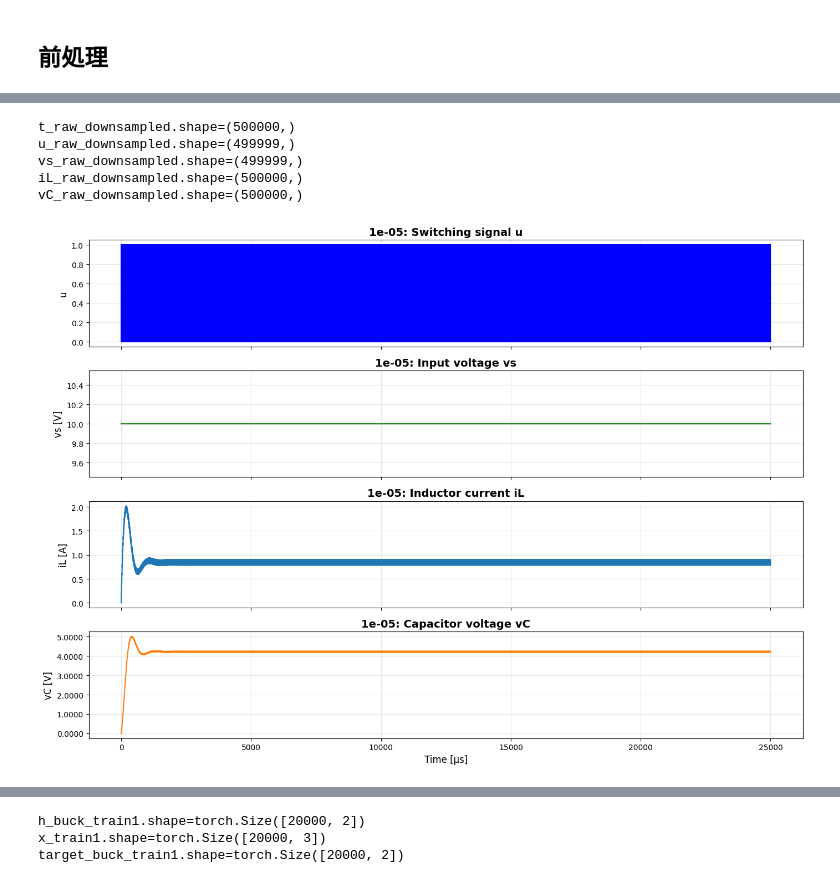
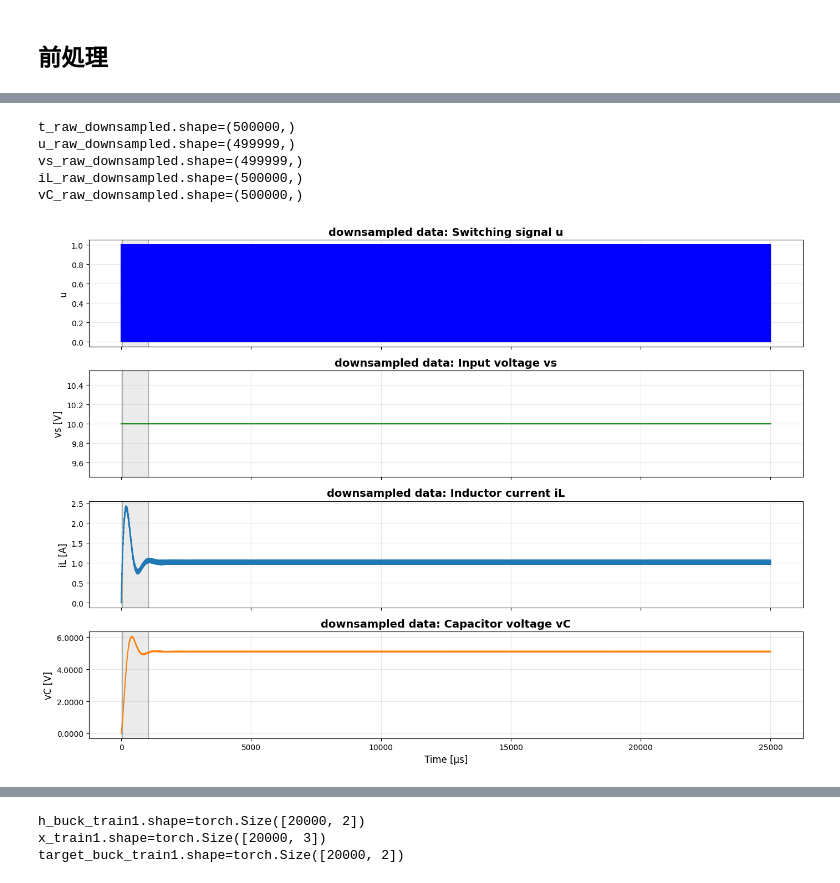
Before and after one commit to University-Laboratory/rnn-pann, a Jupyter notebook: actual_machine_notebooks/note5/note.ipynb, the cells around one changed output, grey strips where cells are left out. Saved outputs shown, nothing was run; the diff lists cells and outputs as text; code cells hidden in the pictures.

```diff
--- a/actual_machine_notebooks/note5/note.ipynb
+++ b/actual_machine_notebooks/note5/note.ipynb
@@ -40,23 +40,27 @@ keep_log: bool = False
 
 @dataclass(frozen=True)
 class Params:
-    # data_path: str = path_list.path2
+    data_path: str = path_list.path2
     # data_path: str = "../../data/buck_sim_Vin10.0_Vref5.0_fs100000.0_ppc1000_cyc1000/buck_sim_Vin10.0_Vref5.0_fs100000.csv"
-    data_path: str = "../../data/OpenLoop_Nr_2050_TS_5e-8.csv"
+    data_path: str = "../../data/OpenLoop_Nr_2458_TS_5e-8.csv"
 
     # 真値パラメータ
     L_true: float = 223.6e-6
-    C_true: float = 73.8e-6
+    C_true: float = 72.8e-6
     R_true: float = 5
     L_init = 200e-6
     C_init = 100e-6
     R_init = 8.0
+    duty: float = 2458 / 4096
 
     dt: float = 5e-8
 
     Vin: int = 10
     f_sw: float = 1e5  # スイッチング周波数
     T: float = 1 / f_sw
+
+    cycle_start = 5
+    cycle_end = 105
 
     # BuckConverterCell
     lr_l = 1e-2
@@ -142,8 +146,8 @@ len(vC_raw)=500000
 # Duty
 window = t_raw > t_raw[-1] - params.T * 10
 Vref: float = float(np.mean(vC_raw[window]))
-duty: float = Vref / params.Vin
-# duty: float = 0.5
+# duty: float = Vref / params.Vin
+duty: float = params.duty
 
 # スイッチング信号
 duty_phase = (t_raw % params.T) / params.T
@@ -154,34 +158,37 @@ vs_raw = np.ones(len(t_raw)) * params.Vin
 
 # ダウンサンプリング
 _T = int(t_raw[-1] / params.T)
 downsample_step = len(t_raw) // (_T * 200)
 t_raw_downsampled = t_raw[::downsample_step]
 iL_raw_downsampled = iL_raw[::downsample_step]
 vC_raw_downsampled = vC_raw[::downsample_step]
 u_raw_downsampled = u_raw[::downsample_step][1:]
 vs_raw_downsampled = vs_raw[::downsample_step][1:]
 
 print(f"{t_raw_downsampled.shape=}")
 print(f"{u_raw_downsampled.shape=}")
 print(f"{vs_raw_downsampled.shape=}")
 print(f"{iL_raw_downsampled.shape=}")
 print(f"{vC_raw_downsampled.shape=}")
 
+
 fig, ax = plot_u_vs_iL_vC(
     t_raw_downsampled,
     u_raw_downsampled,
     vs_raw_downsampled,
     iL_raw_downsampled,
     vC_raw_downsampled,
     params.T,
+    title="downsampled data",
+    highlight_cycles=(params.cycle_start, params.cycle_end),
 )
 # %% [output]
 t_raw_downsampled.shape=(500000,)
 u_raw_downsampled.shape=(499999,)
 vs_raw_downsampled.shape=(499999,)
 iL_raw_downsampled.shape=(500000,)
 vC_raw_downsampled.shape=(500000,)
-[figure, old version]
+[figure, new version]
 # %%
 # FIRフィルター
 fs_raw = 1.0 / np.mean(np.diff(t_raw_downsampled))
```
Also changed, not shown: parts of 13 cells of this notebook, 14 other files.
